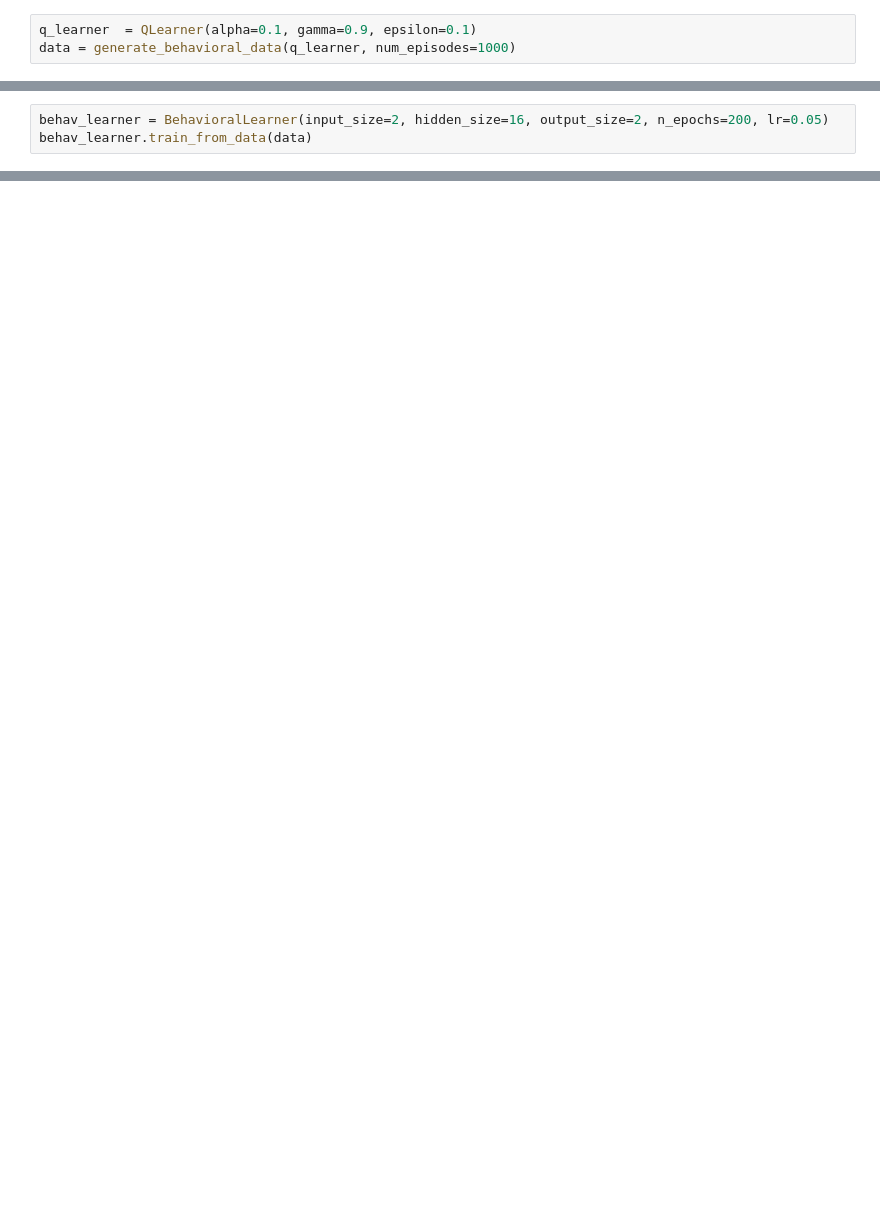
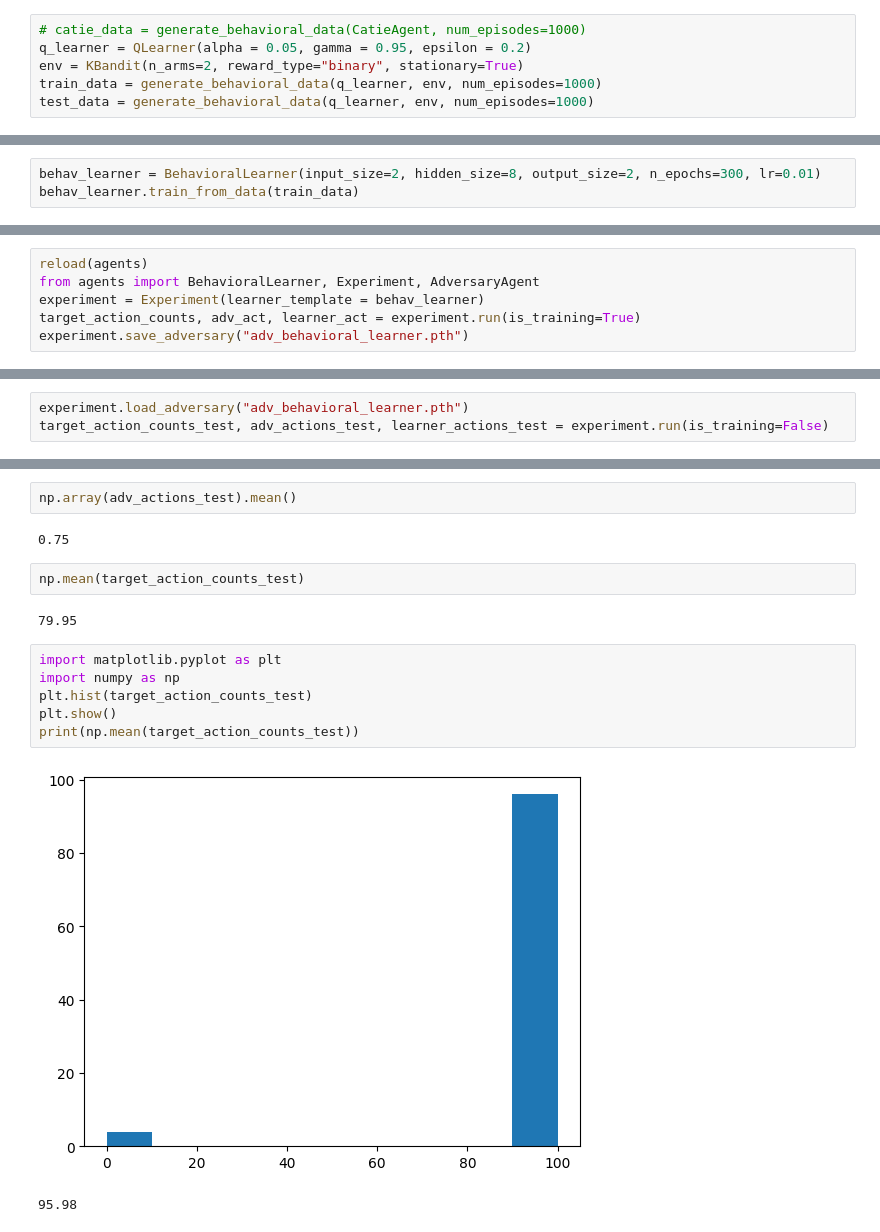
Before and after one commit to clmnlab/CCN_Course, a Jupyter notebook: Tutorial-DecisionMaking/test_adv.ipynb, the cells around one changed output, grey strips where cells are left out. Drawn from its saved outputs; the diff is of its cells as text; blank space fills up the shorter version.

```diff
--- a/Tutorial-DecisionMaking/test_adv.ipynb
+++ b/Tutorial-DecisionMaking/test_adv.ipynb
@@ -7,4 +7,7 @@ from agents import QLearner, CatieAgent, AdversaryDQN, AdversaryAgent, Behaviora
 from agents import generate_behavioral_data
 # %%
-q_learner  = QLearner(alpha=0.1, gamma=0.9, epsilon=0.1)
-data = generate_behavioral_data(q_learner, num_episodes=1000)
+# catie_data = generate_behavioral_data(CatieAgent, num_episodes=1000)
+q_learner = QLearner(alpha = 0.05, gamma = 0.95, epsilon = 0.2)
+env = KBandit(n_arms=2, reward_type="binary", stationary=True)
+train_data = generate_behavioral_data(q_learner, env, num_episodes=1000)
+test_data = generate_behavioral_data(q_learner, env, num_episodes=1000)
@@ -11,5 +24,5 @@ data = generate_behavioral_data(q_learner, num_episodes=1000)
 # %%
-behav_learner = BehavioralLearner(input_size=2, hidden_size=16, output_size=2, n_epochs=200, lr=0.05)
-behav_learner.train_from_data(data)
+behav_learner = BehavioralLearner(input_size=2, hidden_size=8, output_size=2, n_epochs=300, lr=0.01)
+behav_learner.train_from_data(train_data)
 # %% [output]
 --- BehavioralLearner 사전 학습 시작 (Batch Size: 32) ---
@@ -28,0 +182,6 @@ accuracy, predictions = behav_learner.evaluate(test_data)
+# %%
+reload(agents)
+from agents import BehavioralLearner, Experiment, AdversaryAgent
+experiment = Experiment(learner_template = behav_learner)
+target_action_counts, adv_act, learner_act = experiment.run(is_training=True)
+experiment.save_adversary("adv_behavioral_learner.pth")
@@ -28,0 +215,3 @@ accuracy, predictions = behav_learner.evaluate(test_data)
+# %%
+experiment.load_adversary("adv_behavioral_learner.pth")
+target_action_counts_test, adv_actions_test, learner_actions_test = experiment.run(is_training=False)
@@ -28,0 +226,17 @@ accuracy, predictions = behav_learner.evaluate(test_data)
+# %%
+np.array(adv_actions_test).mean()
+# %% [output]
+0.75
+# %%
+np.mean(target_action_counts_test)
+# %% [output]
+79.95
+# %%
+import matplotlib.pyplot as plt
+import numpy as np
+plt.hist(target_action_counts_test)
+plt.show()
+print(np.mean(target_action_counts_test))
+# %% [output]
+[figure, added]
+95.98
```
Also changed, not shown: parts of 31 cells of this notebook, 1 other file.
